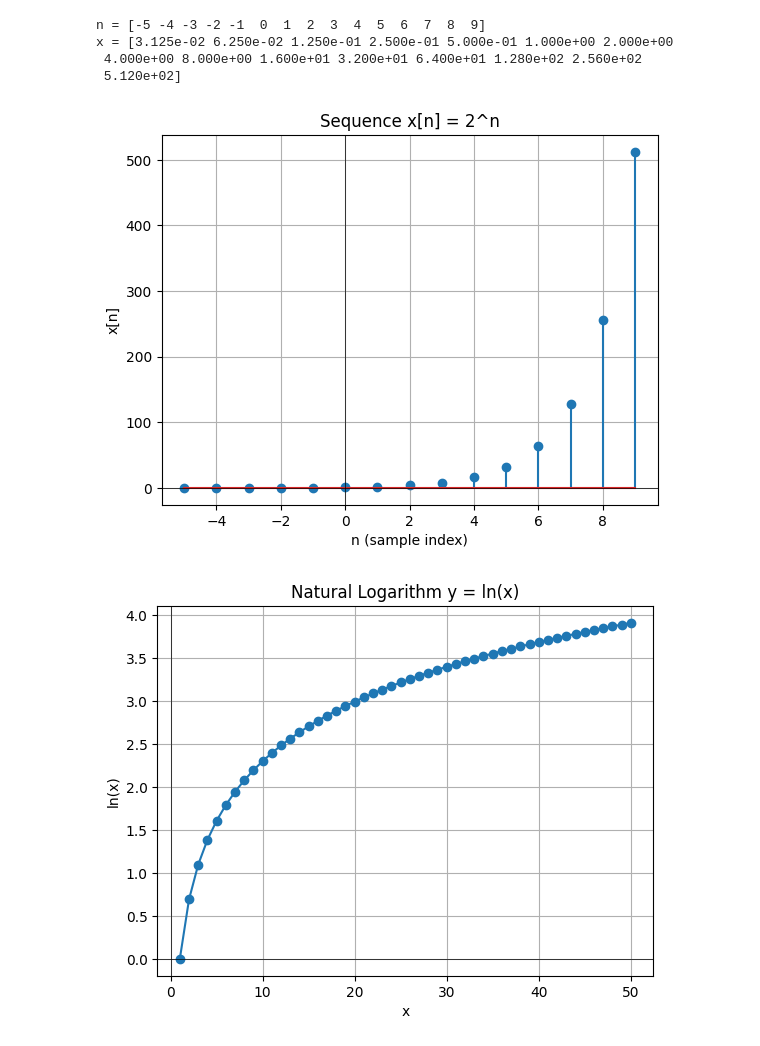
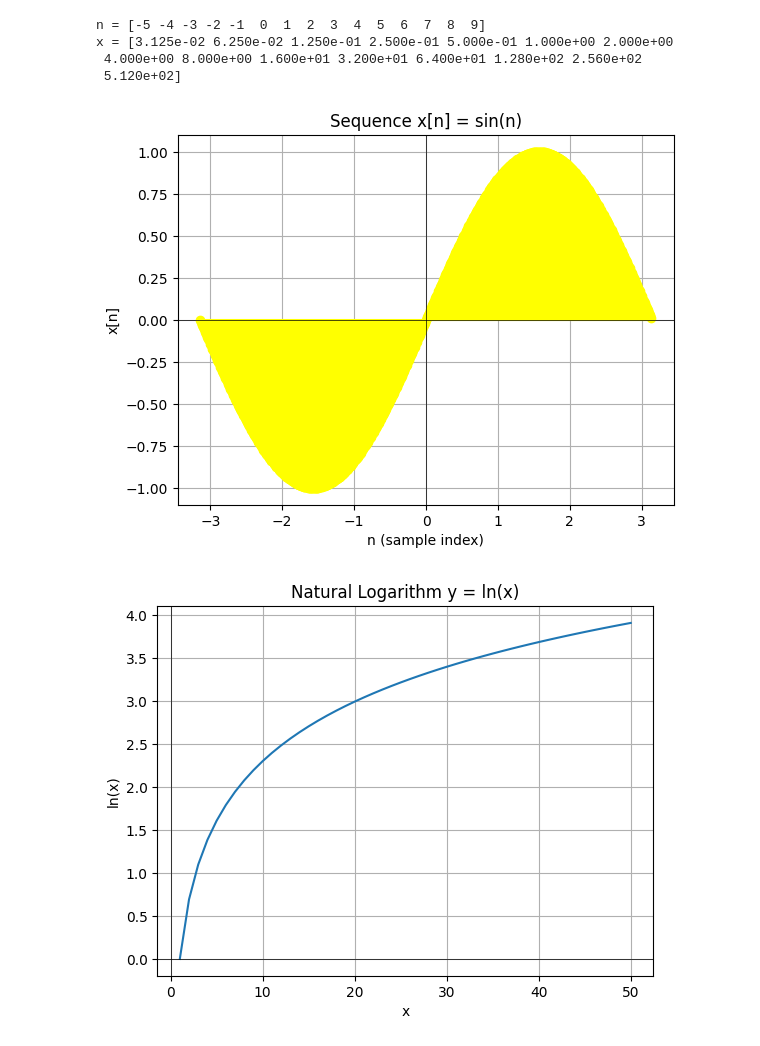
Before and after one commit to oscarbryan-magtibay/dspCPE4A2526, a Jupyter notebook: dspPython/activity.ipynb, the cells around one changed output. Saved outputs shown, nothing was run; the diff lists cells and outputs as text; code cells hidden in the pictures.

```diff
--- a/dspPython/activity.ipynb
+++ b/dspPython/activity.ipynb
@@ -12,16 +12,30 @@ x = [3.125e-02 6.250e-02 1.250e-01 2.500e-01 5.000e-01 1.000e+00 2.000e+00
  4.000e+00 8.000e+00 1.600e+01 3.200e+01 6.400e+01 1.280e+02 2.560e+02
  5.120e+02]
 # %%
-plt.stem(n, x)
-plt.title('Sequence x[n] = 2^n')
+import numpy as np
+import matplotlib.pyplot as plt
+
+# Create n values from -3.14 to 3.14 with step of 0.01
+n = np.arange(-3.14, 3.14, 0.01)
+
+# Create sinusoidal wave
+x = np.sin(n)
+
+# Create stem plot with yellow color
+markerline, stemlines, baseline = plt.stem(n, x)
+plt.setp(markerline, color='yellow')
+plt.setp(stemlines, color='yellow')
+plt.setp(baseline, color='yellow')
+
+plt.title('Sequence x[n] = sin(n)')
 plt.xlabel('n (sample index)')
 plt.ylabel('x[n]')
-plt.grid (True)
+plt.grid(True)
 plt.axhline(0, color='black', lw=0.5)
 plt.axvline(0, color='black', lw=0.5)
 plt.show()
 # %% [output]
-[figure, old version]
+[figure, new version]
 # %%
 import numpy as np
 import matplotlib.pyplot as plt
@@ -30,7 +44,7 @@ import matplotlib.pyplot as plt
 x = np.arange(1, 51, 1)
 y = np.log(x)  # natural log
 
-plt.plot(x, y, marker='o')
+plt.plot(x, y)
 plt.title('Natural Logarithm y = ln(x)')
 plt.xlabel('x')
 plt.ylabel('ln(x)')
@@ -39,4 +53,4 @@ plt.axhline(0, color='black', lw=0.5)  # x-axis
 plt.axvline(0, color='black', lw=0.5)  # y-axis
 plt.show()
 # %% [output]
-[figure, old version]
+[figure, new version]
```
